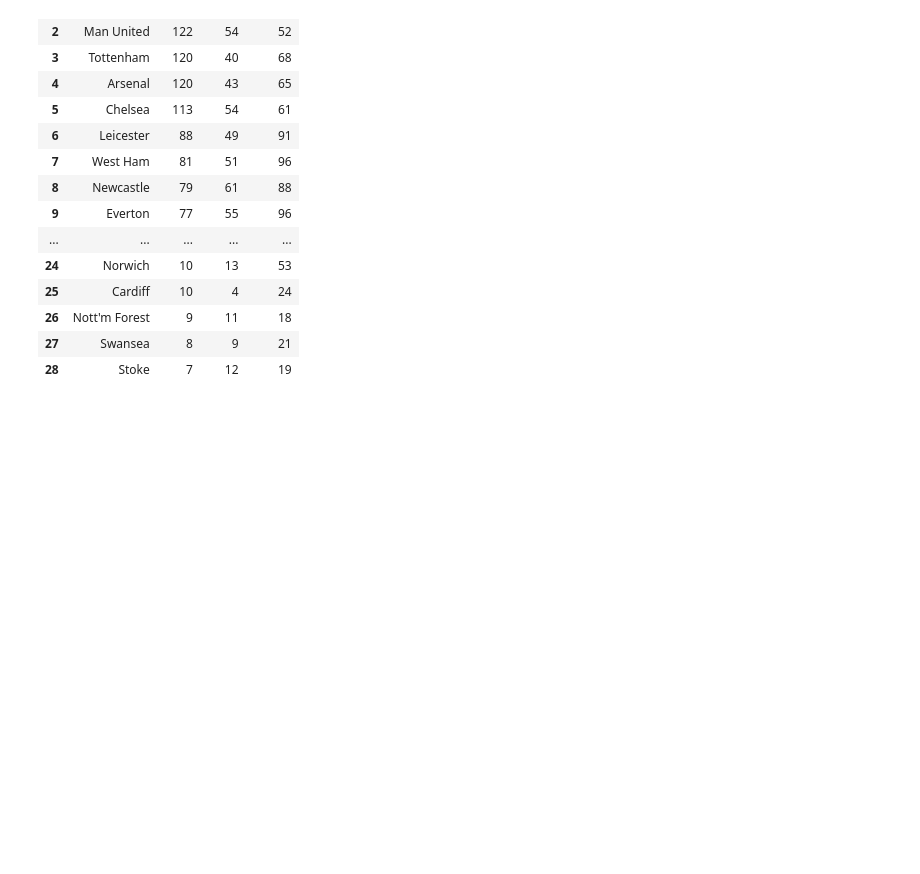
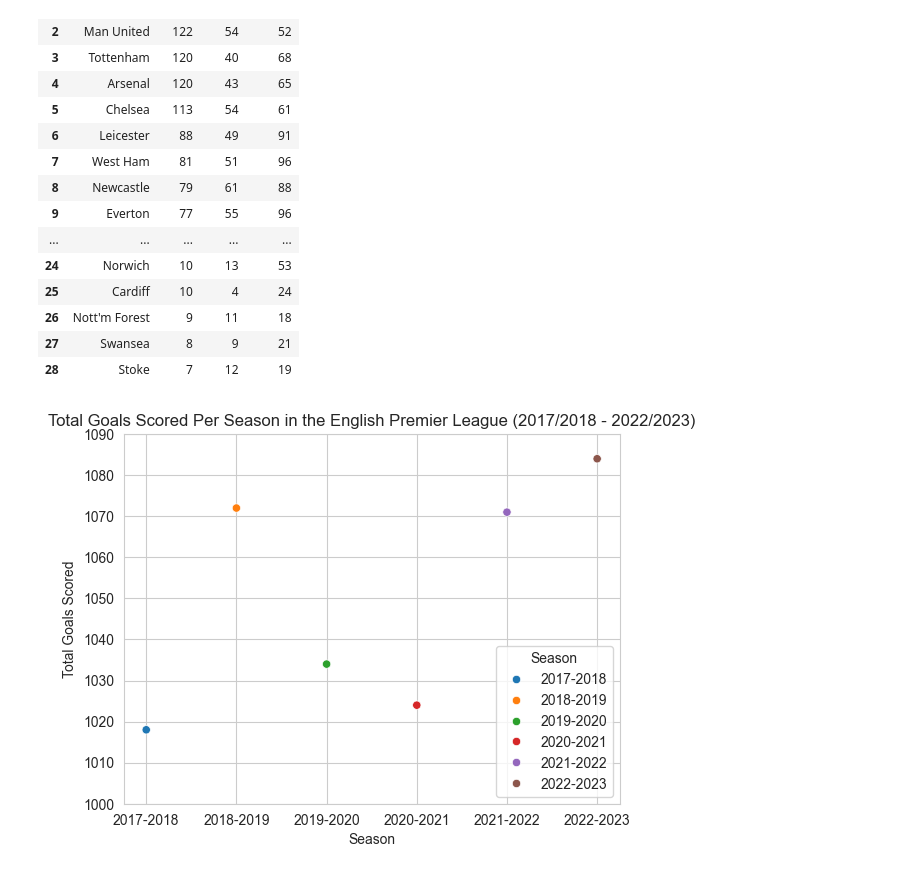
Before and after one commit to mathewsjoyy/Project_Code_Year3, a Jupyter notebook: Code/project.ipynb, the cells around one changed output. Saved outputs shown, nothing was run; the diff lists cells and outputs as text; code cells hidden in the pictures; blank space fills up the shorter version.

```diff
--- a/Code/project.ipynb
+++ b/Code/project.ipynb
@@ -296,0 +303,27 @@ team_results.head(50).reset_index(drop=True)
+# %%
+# Find the number of goals scored by season
+
+# create a new data frame with the just the columns we need
+goals_per_season = match_df.loc[:, ['FTHG', 'FTAG', 'Season']].groupby('Season').sum()
+
+
+scatter_plot = sns.scatterplot(
+    x = goals_per_season.index,
+    y = goals_per_season['FTHG'] + goals_per_season['FTAG'],
+    hue = goals_per_season.index
+)
+
+# Set the title and axis labels
+scatter_plot.set_title('Total Goals Scored Per Season in the English Premier League (2017/2018 - 2022/2023)')
+scatter_plot.set_ylabel('Total Goals Scored')
+
+# Change the y ticks so we can see the values better
+scatter_plot.set_yticks(np.arange(1000, 1100, 10))
+
+# Add Grid lines
+scatter_plot.grid(True)
+
+# Display the plot to the screen
+plt.show()
+# %% [output]
+[figure, added]
```
Also changed, not shown: parts of 5 cells of this notebook.
